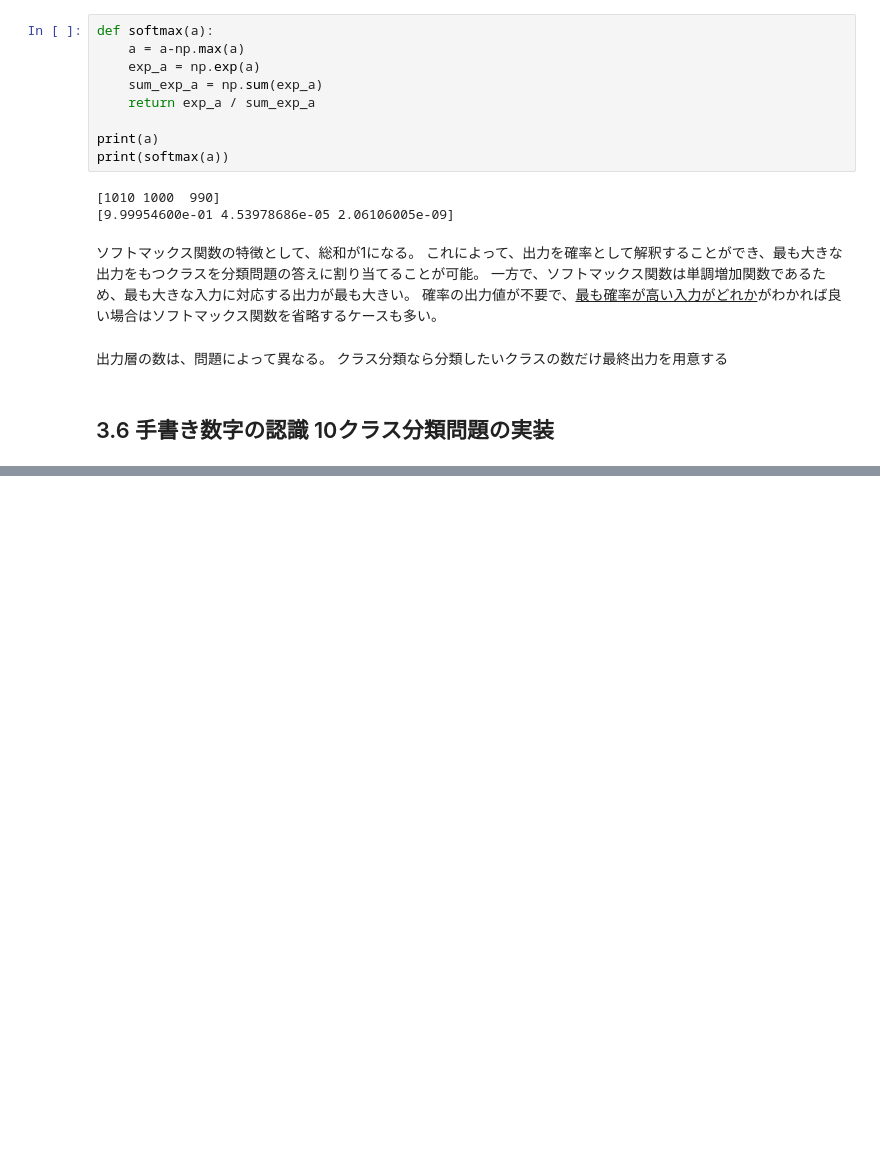
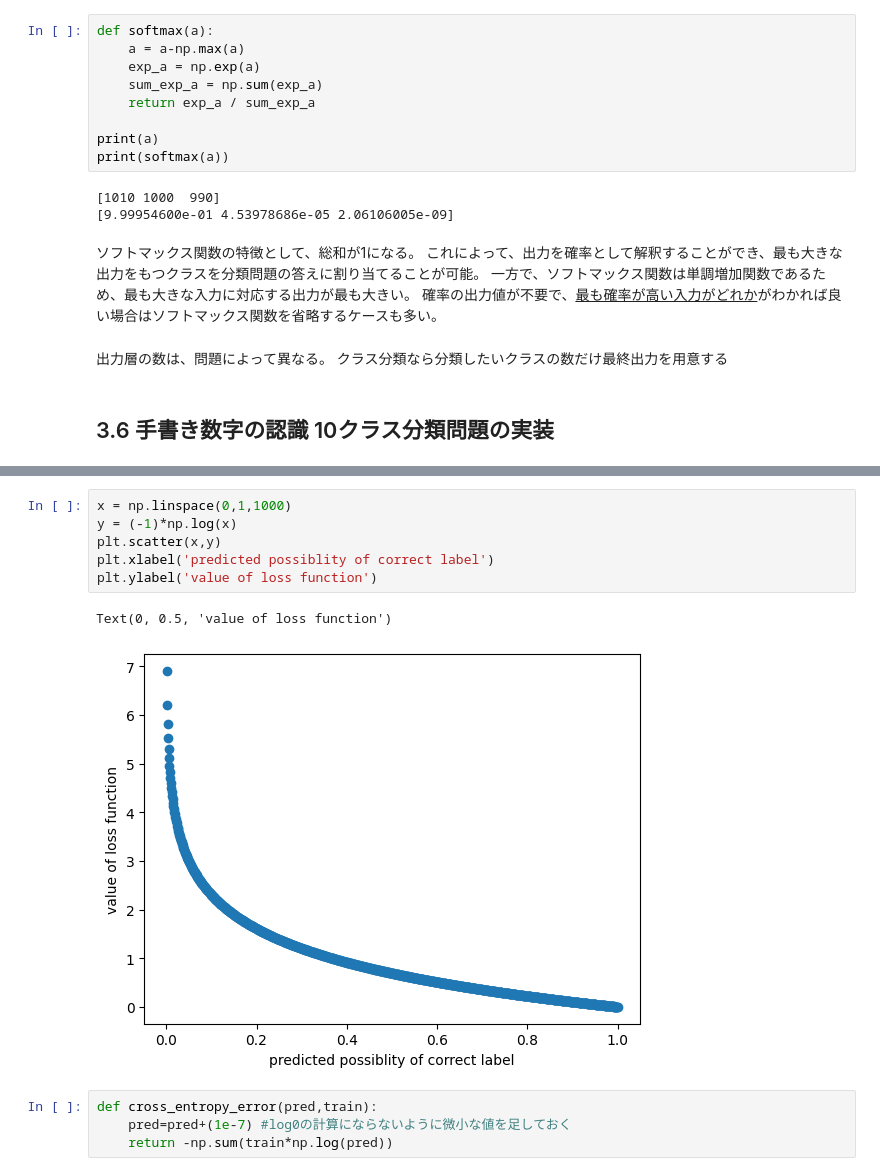
Before and after one commit to yutaro1127/zerotsuku, a Jupyter notebook: zerotsuku.ipynb, the cells around one changed output, grey strips where cells are left out. Drawn from its saved outputs; the diff is of its cells as text; blank space fills up the shorter version.

```diff
--- a/zerotsuku.ipynb
+++ b/zerotsuku.ipynb
@@ -442,0 +642,13 @@ print(softmax(a))
+# %%
+x = np.linspace(0,1,1000)
+y = (-1)*np.log(x)
+plt.scatter(x,y)
+plt.xlabel('predicted possiblity of correct label')
+plt.ylabel('value of loss function')
+# %% [output]
+Text(0, 0.5, 'value of loss function')
+[figure, added]
+# %%
+def cross_entropy_error(pred,train):
+    pred=pred+(1e-7) #log0の計算にならないように微小な値を足しておく
+    return -np.sum(train*np.log(pred))
```
Also changed, not shown: parts of 24 cells of this notebook.
